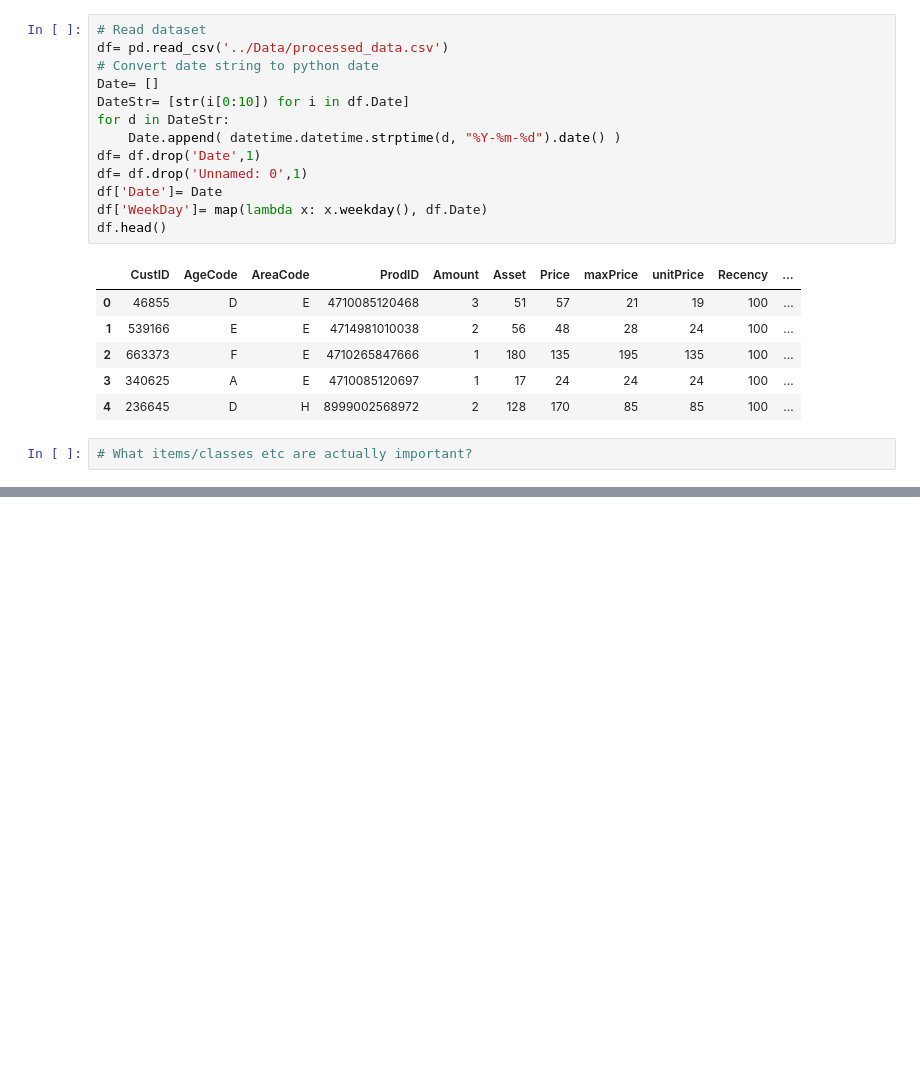
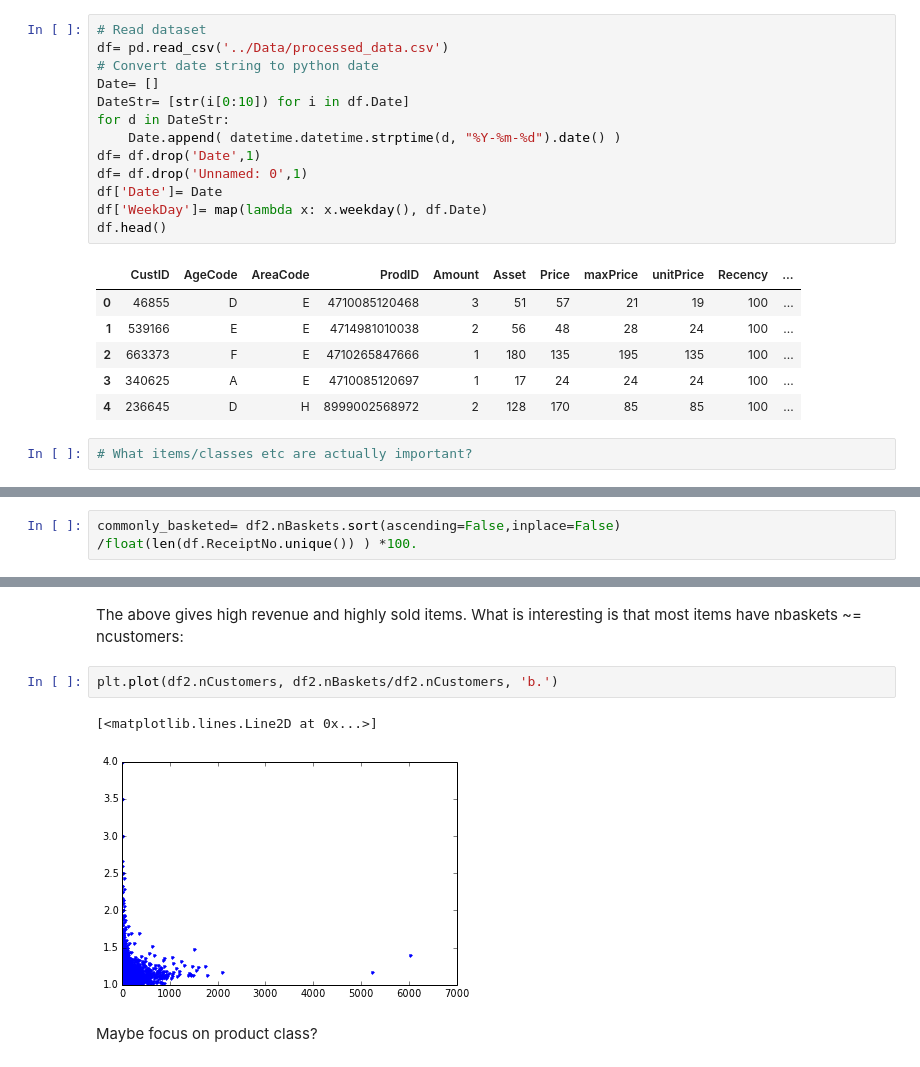
Before and after one commit to dwpsutton/market-basket, a Jupyter notebook: items_and_sales.ipynb, the cells around one changed output, grey strips where cells are left out. Saved outputs shown, nothing was run; the diff lists cells and outputs as text; blank space fills up the shorter version.

```diff
--- a/items_and_sales.ipynb
+++ b/items_and_sales.ipynb
@@ -78,0 +128,2 @@ df2.head()
+# %%
+commonly_basketed= df2.nBaskets.sort(ascending=False,inplace=False) /float(len(df.ReceiptNo.unique()) ) *100.
@@ -78,0 +150,9 @@ df2.head()
+# %% [markdown]
+The above gives high revenue and highly sold items.  What is interesting is that most items have nbaskets ~= ncustomers:
+# %%
+plt.plot(df2.nCustomers, df2.nBaskets/df2.nCustomers, 'b.')
+# %% [output]
+[<matplotlib.lines.Line2D at 0x...>]
+[figure, added]
+# %% [markdown]
+Maybe focus on product class?
```
Also changed, not shown: parts of 13 cells of this notebook.
